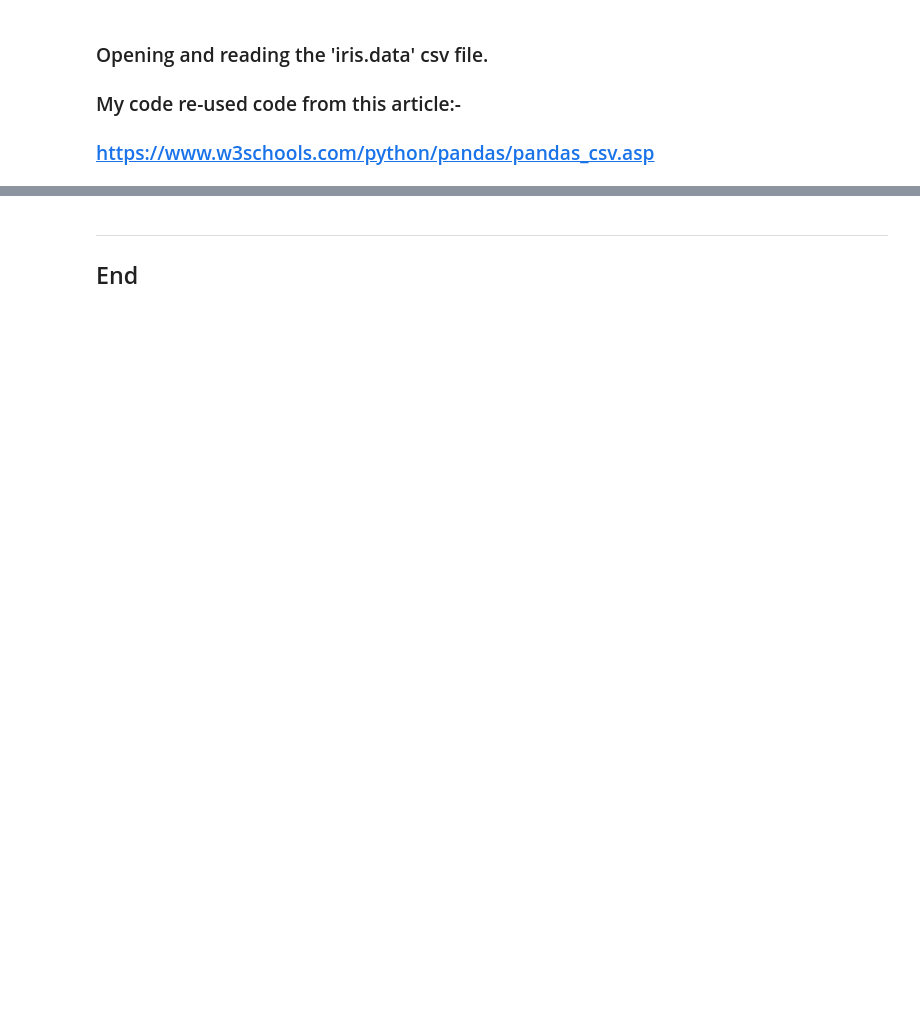
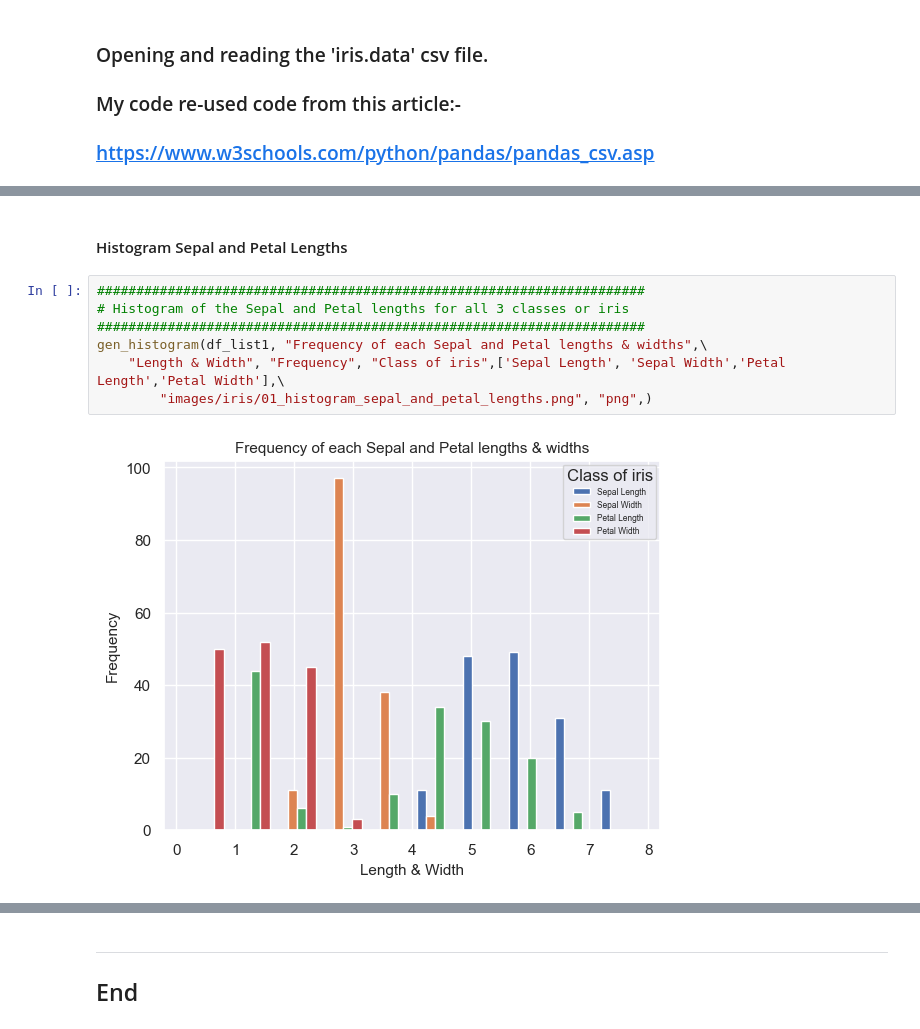
Before and after one commit to cpjm/Fundamentals_of_data_analysis, a Jupyter notebook: project.ipynb, the cells around one changed output, grey strips where cells are left out. Cells and saved outputs as stored; diff of their text form; blank space fills up the shorter version.

```diff
--- a/project.ipynb
+++ b/project.ipynb
@@ -107,0 +667,11 @@ max        7.900000     4.400000      6.900000     2.500000
+# %% [markdown]
+#### Histogram Sepal and Petal Lengths
+# %%
+######################################################################
+# Histogram of the Sepal and Petal lengths for all 3 classes or iris
+######################################################################
+gen_histogram(df_list1, "Frequency of each Sepal and Petal lengths & widths",\
+    "Length & Width", "Frequency", "Class of iris",['Sepal Length', 'Sepal Width','Petal Length','Petal Width'],\
+        "images/iris/01_histogram_sepal_and_petal_lengths.png", "png",)
+# %% [output]
+[figure, added]
```
Also changed, not shown: parts of 22 cells of this notebook, 34 other files.
